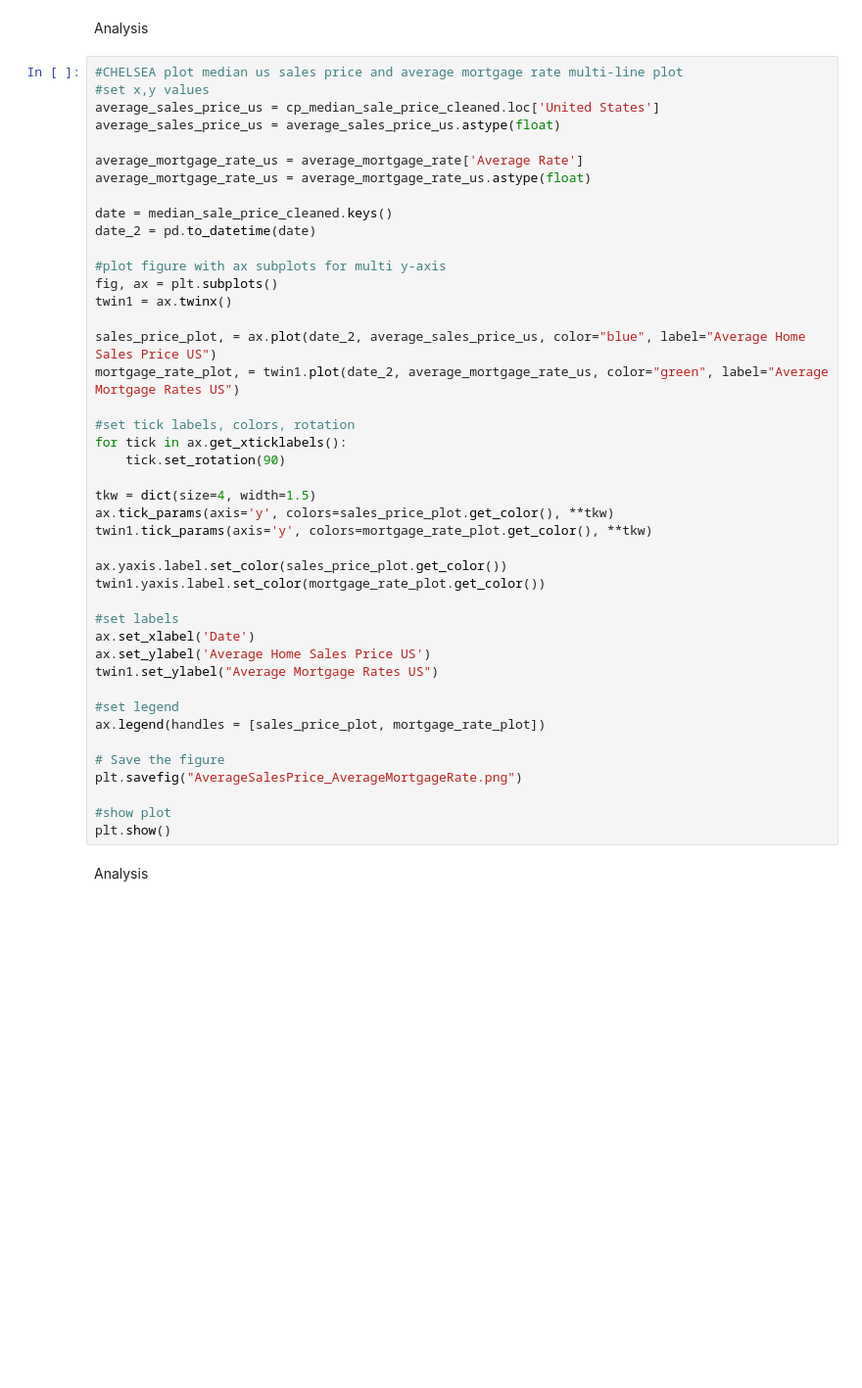
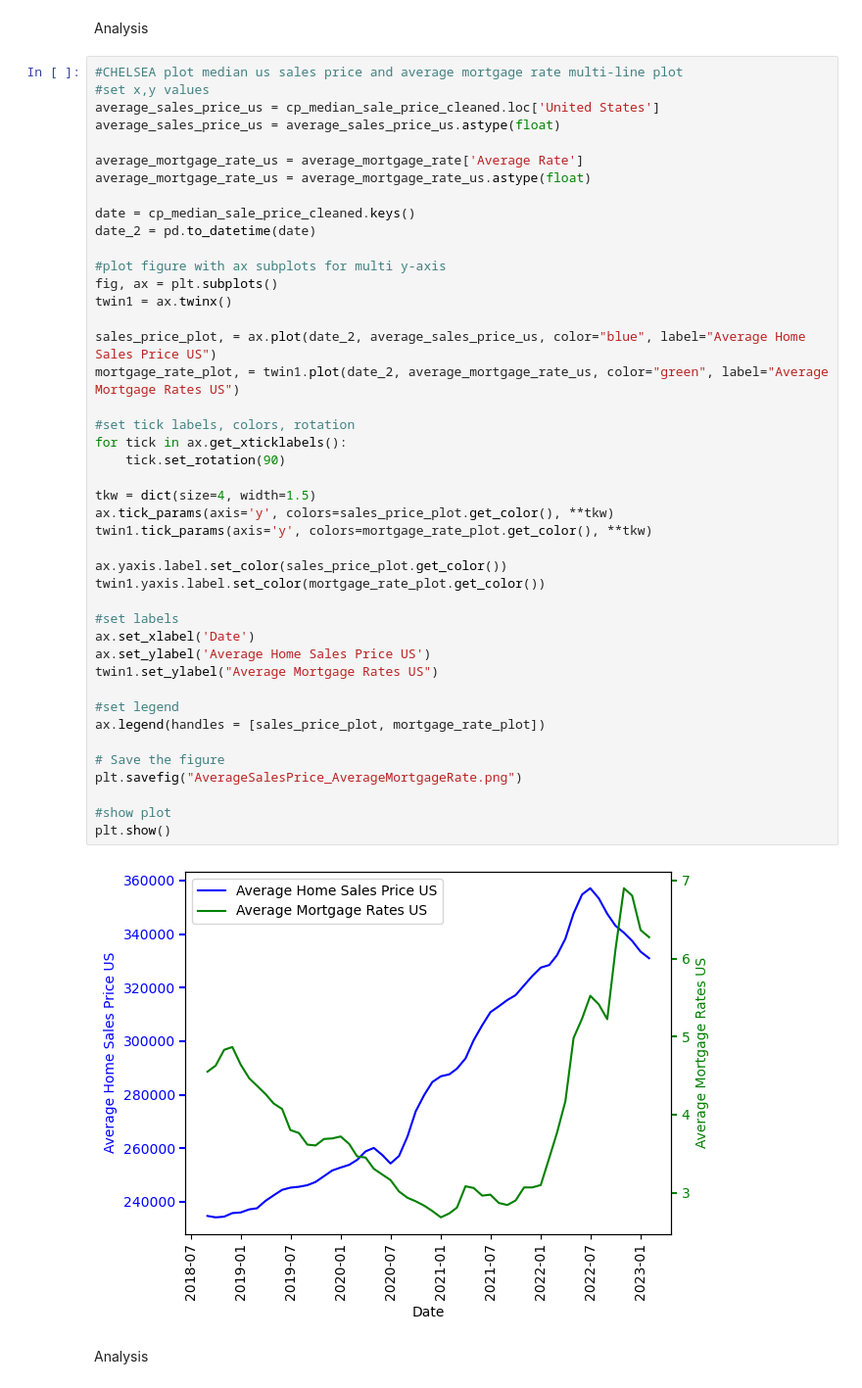
Before and after one commit to ceramicbull/Project-1-Repo, a Jupyter notebook: Group Project One Notebook.ipynb, the cells around one changed output. Shown at 98% size. Cells and saved outputs as stored; diff of their text form; blank space fills up the shorter version.

```diff
--- a/Group Project One Notebook.ipynb
+++ b/Group Project One Notebook.ipynb
@@ -666,40 +648,42 @@ average_sales_price_us = average_sales_price_us.astype(float)
 average_mortgage_rate_us = average_mortgage_rate['Average Rate']
 average_mortgage_rate_us = average_mortgage_rate_us.astype(float)
 
-date = median_sale_price_cleaned.keys()
+date = cp_median_sale_price_cleaned.keys()
 date_2 = pd.to_datetime(date)
 
 #plot figure with ax subplots for multi y-axis
 fig, ax = plt.subplots()
 twin1 = ax.twinx()
 
 sales_price_plot, = ax.plot(date_2, average_sales_price_us, color="blue", label="Average Home Sales Price US")
 mortgage_rate_plot, = twin1.plot(date_2, average_mortgage_rate_us, color="green", label="Average Mortgage Rates US")
 
 #set tick labels, colors, rotation
 for tick in ax.get_xticklabels():
     tick.set_rotation(90)
 
 tkw = dict(size=4, width=1.5)
 ax.tick_params(axis='y', colors=sales_price_plot.get_color(), **tkw)
 twin1.tick_params(axis='y', colors=mortgage_rate_plot.get_color(), **tkw)
 
 ax.yaxis.label.set_color(sales_price_plot.get_color())
 twin1.yaxis.label.set_color(mortgage_rate_plot.get_color())
 
 #set labels
 ax.set_xlabel('Date')
 ax.set_ylabel('Average Home Sales Price US')
 twin1.set_ylabel("Average Mortgage Rates US")
 
 #set legend
 ax.legend(handles = [sales_price_plot, mortgage_rate_plot])
 
 # Save the figure
 plt.savefig("AverageSalesPrice_AverageMortgageRate.png")
 
 #show plot
 plt.show()
+# %% [output]
+[figure, added]
 # %% [markdown]
 Analysis
 # %%
```
Also changed, not shown: parts of 15 cells of this notebook, 8 other files.
